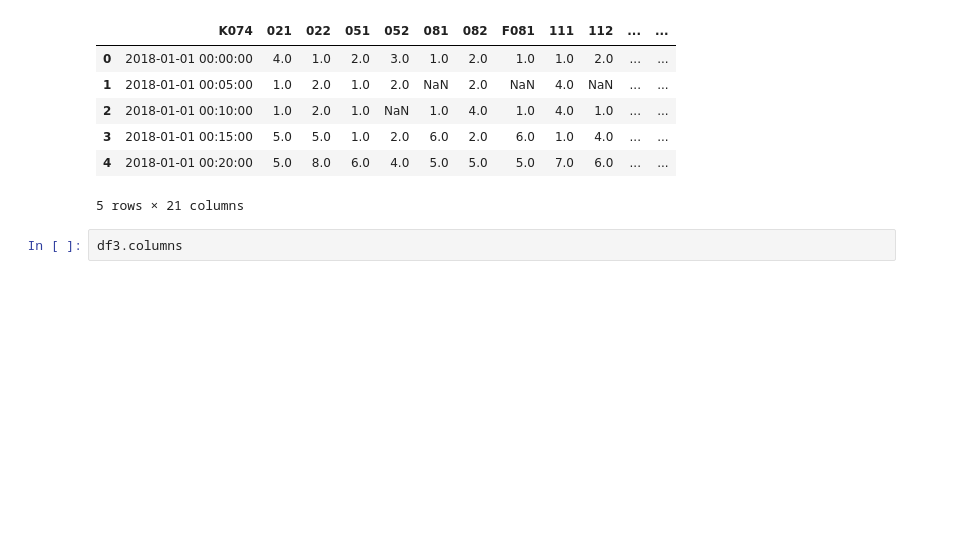
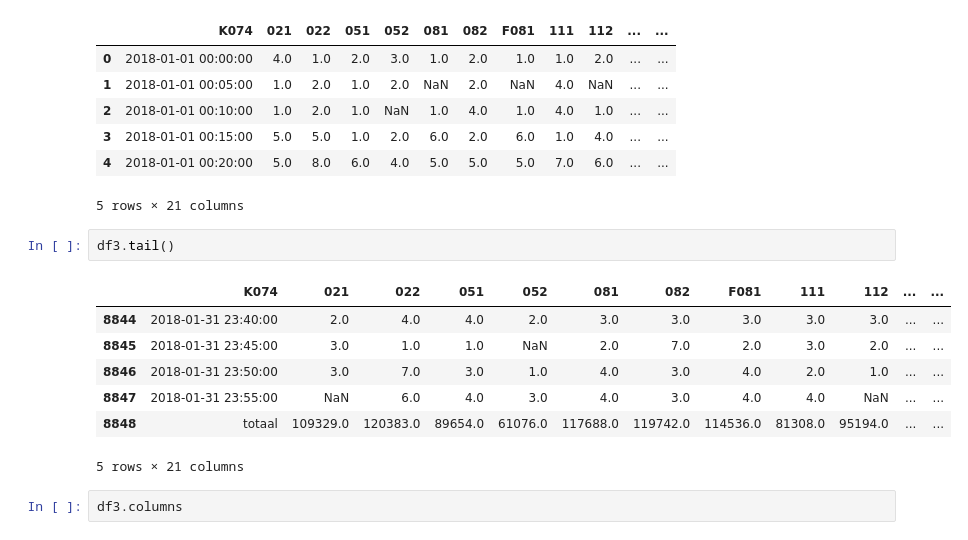
Before and after one commit to xuyou1999/Distance-Enhanced-Spatial-Pre-Training-DESPT, a Jupyter notebook: explore_data.ipynb, the cells around one changed output. Cells and saved outputs as stored; diff of their text form; blank space fills up the shorter version.

```diff
--- a/explore_data.ipynb
+++ b/explore_data.ipynb
@@ -69,6 +89,16 @@ df3.head()
 | 3 | 2018-01-01 00:15:00 | 5.0 | 5.0 | 1.0 | 2.0 | 6.0 | 2.0 | 6.0 | 1.0 | 4.0 | ... | ... |
 | 4 | 2018-01-01 00:20:00 | 5.0 | 8.0 | 6.0 | 4.0 | 5.0 | 5.0 | 5.0 | 7.0 | 6.0 | ... | ... |
 5 rows × 21 columns
+# %%
+df3.tail()
+# %% [output]
+|  | K074 | 021 | 022 | 051 | 052 | 081 | 082 | F081 | 111 | 112 | ... | ... |
+| 8844 | 2018-01-31 23:40:00 | 2.0 | 4.0 | 4.0 | 2.0 | 3.0 | 3.0 | 3.0 | 3.0 | 3.0 | ... | ... |
+| 8845 | 2018-01-31 23:45:00 | 3.0 | 1.0 | 1.0 | NaN | 2.0 | 7.0 | 2.0 | 3.0 | 2.0 | ... | ... |
+| 8846 | 2018-01-31 23:50:00 | 3.0 | 7.0 | 3.0 | 1.0 | 4.0 | 3.0 | 4.0 | 2.0 | 1.0 | ... | ... |
+| 8847 | 2018-01-31 23:55:00 | NaN | 6.0 | 4.0 | 3.0 | 4.0 | 3.0 | 4.0 | 4.0 | NaN | ... | ... |
+| 8848 | totaal | 109329.0 | 120383.0 | 89654.0 | 61076.0 | 117688.0 | 119742.0 | 114536.0 | 81308.0 | 95194.0 | ... | ... |
+5 rows × 21 columns
 # %%
 df3.columns
 # %% [output]
```
Also changed, not shown: parts of 8 cells of this notebook, 4 other files.
